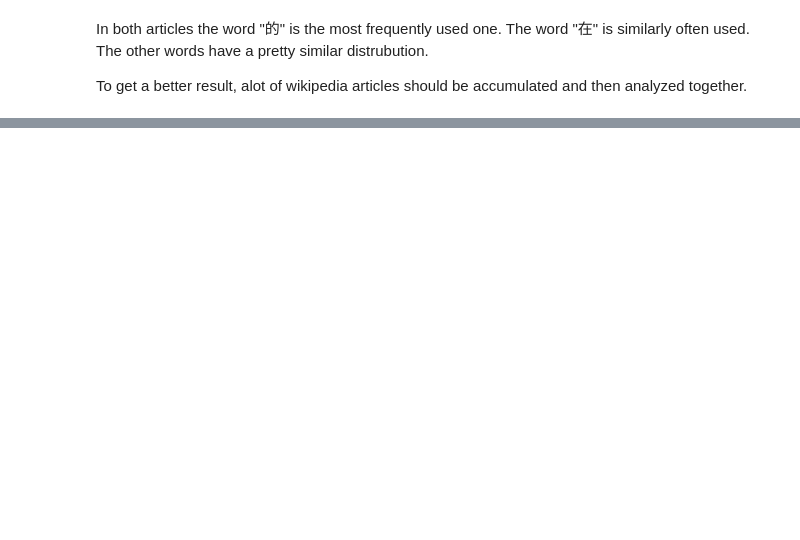
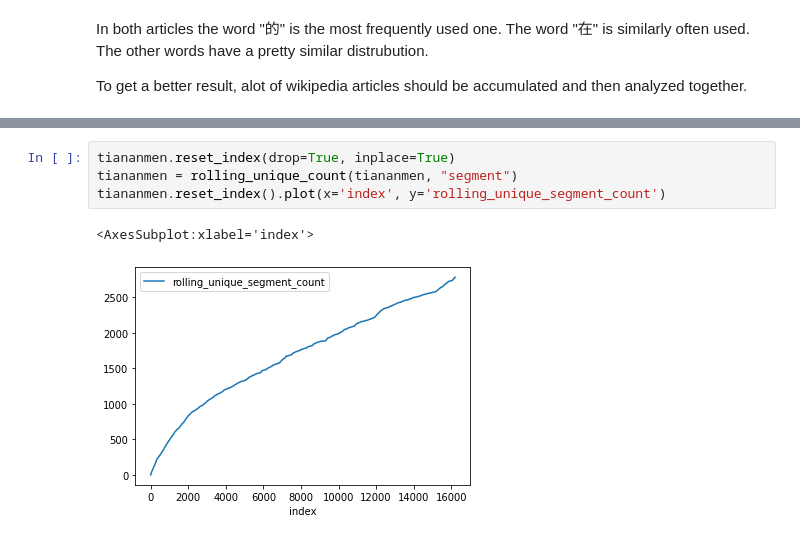
Before and after one commit to ptrstn/technikum-big-data, a Jupyter notebook: notebooks/wikipedia_segmentation.ipynb, the cells around one changed output, grey strips where cells are left out. Cells and saved outputs as stored; diff of their text form; blank space fills up the shorter version.

```diff
--- a/notebooks/wikipedia_segmentation.ipynb
+++ b/notebooks/wikipedia_segmentation.ipynb
@@ -148,0 +243,7 @@ To get a better result, alot of wikipedia articles should be accumulated and the
+# %%
+tiananmen.reset_index(drop=True, inplace=True)
+tiananmen = rolling_unique_count(tiananmen, "segment")
+tiananmen.reset_index().plot(x='index', y='rolling_unique_segment_count')
+# %% [output]
+<AxesSubplot:xlabel='index'>
+[figure, added]
```
Also changed, not shown: parts of 22 cells of this notebook, 2 other files.
